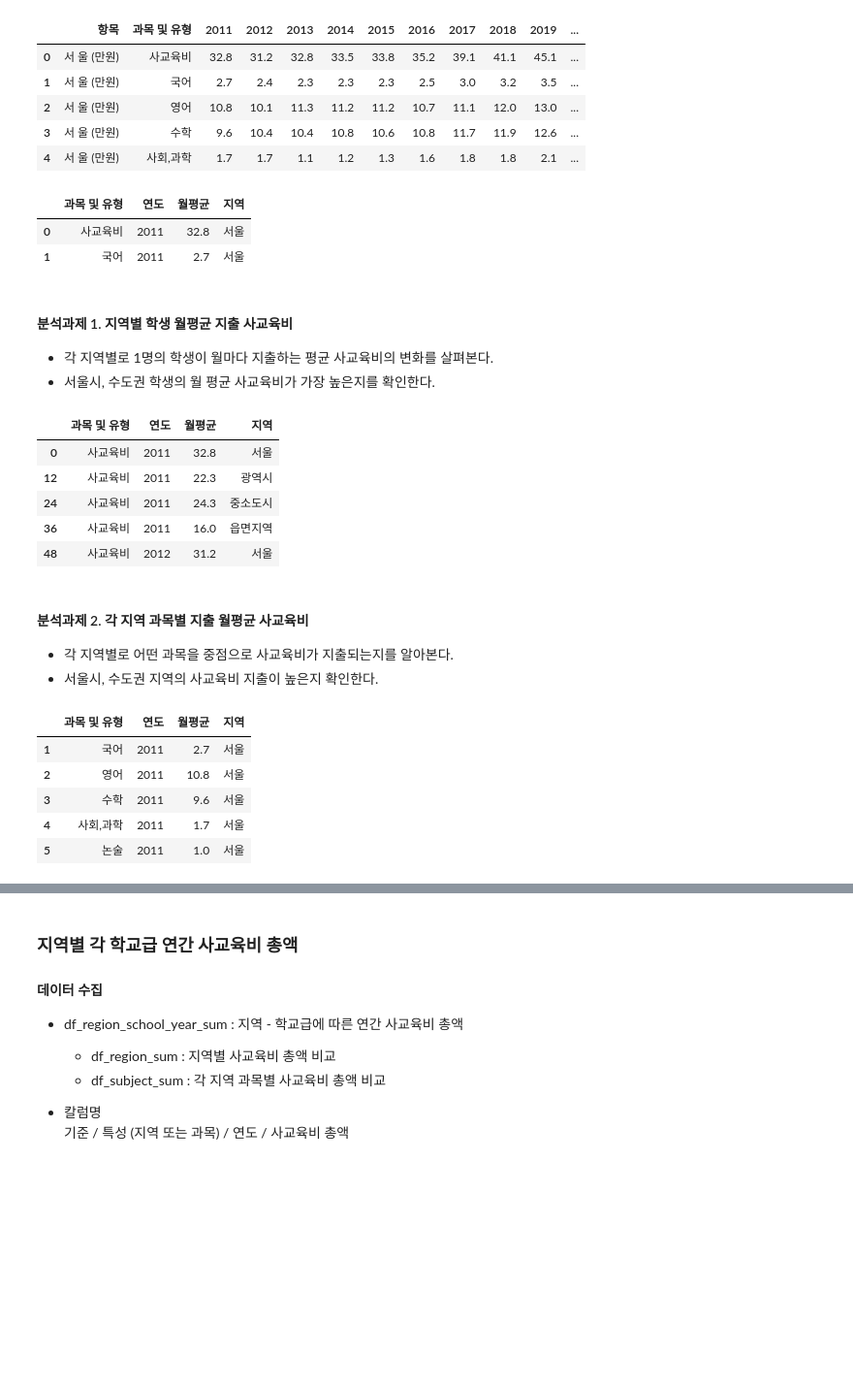
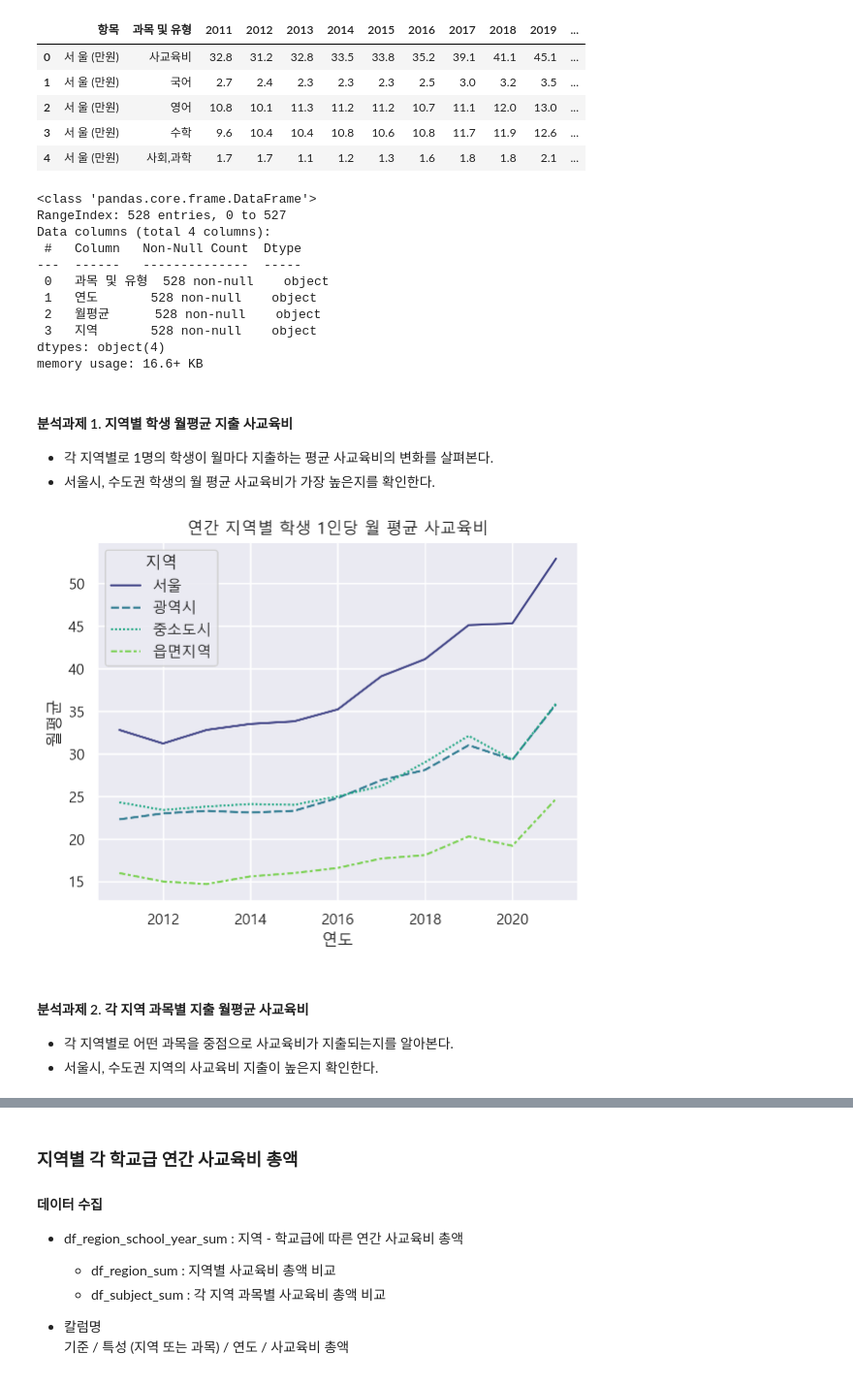
Before and after one commit to moonstar97/Structure, a Jupyter notebook: 가설1번_EDA.ipynb, the cells around one changed output, grey strips where cells are left out. Shown at 97% size. Saved outputs shown, nothing was run; the diff lists cells and outputs as text; code cells hidden in the pictures; blank space fills up the shorter version.

```diff
--- a/가설1번_EDA.ipynb
+++ b/가설1번_EDA.ipynb
@@ -180,11 +245,22 @@ df_region_subject_student_mean = pd.melt(df_region_subject_student_mean,id_vars=
 # %%
 df_region_subject_student_mean['지역'] = df_region_subject_student_mean['항목'].str.replace(' \(\만\원\)','',regex=True).map(lambda x : x.replace(' ',''))
 df_region_subject_student_mean= df_region_subject_student_mean.drop(columns='항목',axis='columns')
-df_region_subject_student_mean.head(2)
+df_region_subject_student_mean.info()
 # %% [output]
-|  | 과목 및 유형 | 연도 | 월평균 | 지역 |
-| 0 | 사교육비 | 2011 | 32.8 | 서울 |
-| 1 | 국어 | 2011 | 2.7 | 서울 |
+<class 'pandas.core.frame.DataFrame'>
+RangeIndex: 528 entries, 0 to 527
+Data columns (total 4 columns):
+ #   Column   Non-Null Count  Dtype
+---  ------   --------------  -----
+ 0   과목 및 유형  528 non-null    object
+ 1   연도       528 non-null    object
+ 2   월평균      528 non-null    object
+ 3   지역       528 non-null    object
+dtypes: object(4)
+memory usage: 16.6+ KB
+# %%
+df_region_subject_student_mean['월평균'] = df_region_subject_student_mean['월평균'].apply(mapping).astype(float)
+df_region_subject_student_mean['연도'] = pd.to_numeric(df_region_subject_student_mean['연도'])
 # %%
 df_region_private  = df_region_subject_student_mean[df_region_subject_student_mean['과목 및 유형'] == '사교육비']
 df_region_subject =df_region_subject_student_mean[df_region_subject_student_mean['과목 및 유형'] != '사교육비']
@@ -192,25 +268,12 @@ df_region_subject =df_region_subject_student_mean[df_region_subject_student_mean
 #### 분석과제 1. 지역별 학생 월평균 지출 사교육비
 - 각 지역별로 1명의 학생이 월마다 지출하는 평균 사교육비의 변화를 살펴본다.
 - 서울시, 수도권 학생의 월 평균 사교육비가 가장 높은지를 확인한다.
-# %%
-df_region_private.head()
-# %% [output]
-|  | 과목 및 유형 | 연도 | 월평균 | 지역 |
-| 0 | 사교육비 | 2011 | 32.8 | 서울 |
-| 12 | 사교육비 | 2011 | 22.3 | 광역시 |
-| 24 | 사교육비 | 2011 | 24.3 | 중소도시 |
-| 36 | 사교육비 | 2011 | 16.0 | 읍면지역 |
-| 48 | 사교육비 | 2012 | 31.2 | 서울 |
+# %%
+sns.lineplot(x='연도',y='월평균',data= df_region_private ,hue='지역',style='지역',palette="viridis").set(title='연간 지역별 학생 1인당 월 평균 사교육비')
+plt.show()
+# %% [output]
+[figure, added]
 # %% [markdown]
 #### 분석과제 2. 각 지역 과목별 지출 월평균 사교육비
 - 각 지역별로 어떤 과목을 중점으로 사교육비가 지출되는지를 알아본다.
 - 서울시, 수도권 지역의 사교육비 지출이 높은지 확인한다.
-# %%
-df_region_subject.head()
-# %% [output]
-|  | 과목 및 유형 | 연도 | 월평균 | 지역 |
-| 1 | 국어 | 2011 | 2.7 | 서울 |
-| 2 | 영어 | 2011 | 10.8 | 서울 |
-| 3 | 수학 | 2011 | 9.6 | 서울 |
-| 4 | 사회,과학 | 2011 | 1.7 | 서울 |
-| 5 | 논술 | 2011 | 1.0 | 서울 |
```
Also changed, not shown: parts of 39 cells of this notebook, 1 other file.
